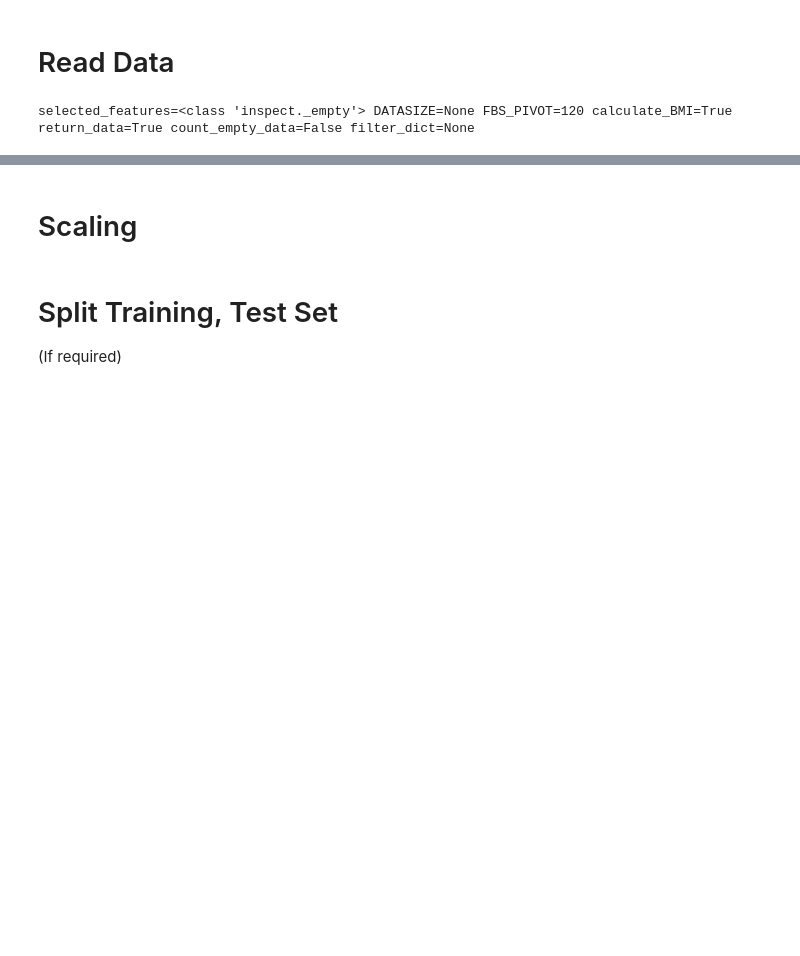
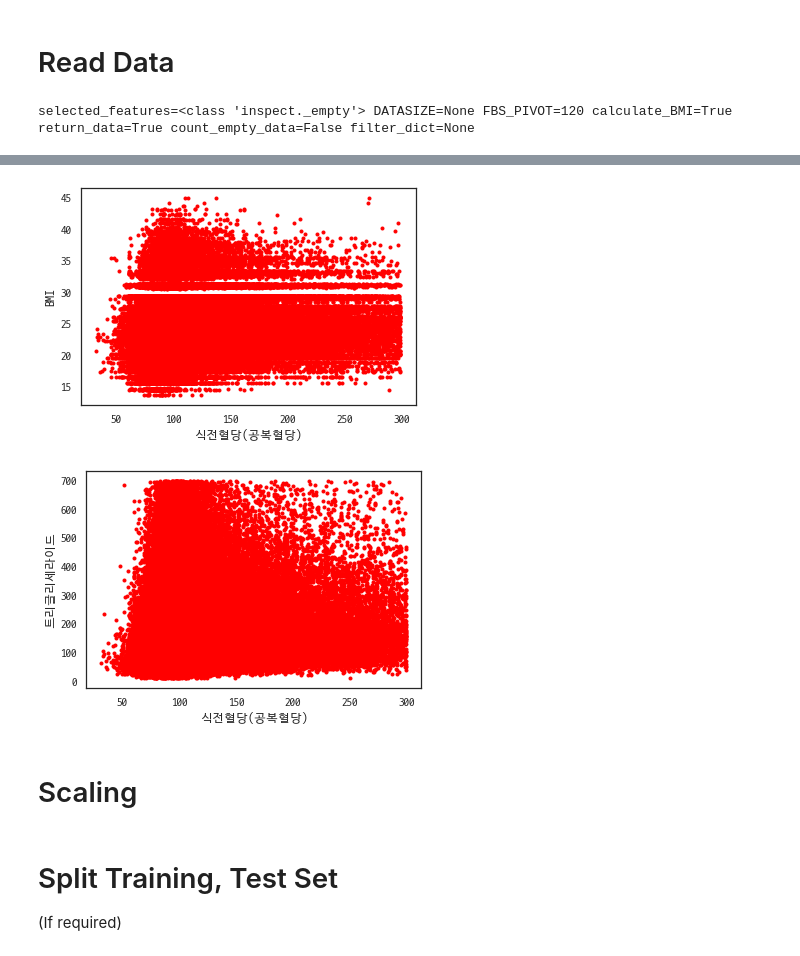
Before and after one commit to Yoonkeee/2021SS_DatabaseApplication, a Jupyter notebook: Diabetes Modeling.ipynb, the cells around one changed output, grey strips where cells are left out. Drawn from its saved outputs; the diff is of its cells as text; code cells hidden in the pictures; blank space fills up the shorter version.

```diff
--- a/Diabetes Modeling.ipynb
+++ b/Diabetes Modeling.ipynb
@@ -357,3 +517,13 @@ Selected Features and Sample Data:
+# %%
+# after filtering
+filtered = ReadData(2017)
+filtered.read(selected_features, FBS_PIVOT=140, filter_dict=filter_dict, return_data=False, keep_FBS=True)
+clear_output()
+filtered.show_plot('식전혈당(공복혈당)', 'BMI')
+filtered.show_plot('식전혈당(공복혈당)', '트리글리세라이드')
+# %% [output]
+[figure, added]
+[figure, added]
 # %%
 data2018 = ReadData(2018)
 data2018.read(selected_features, FBS_PIVOT=140, filter_dict=filter_dict, return_data=False)
```
Also changed, not shown: parts of 21 cells of this notebook.
